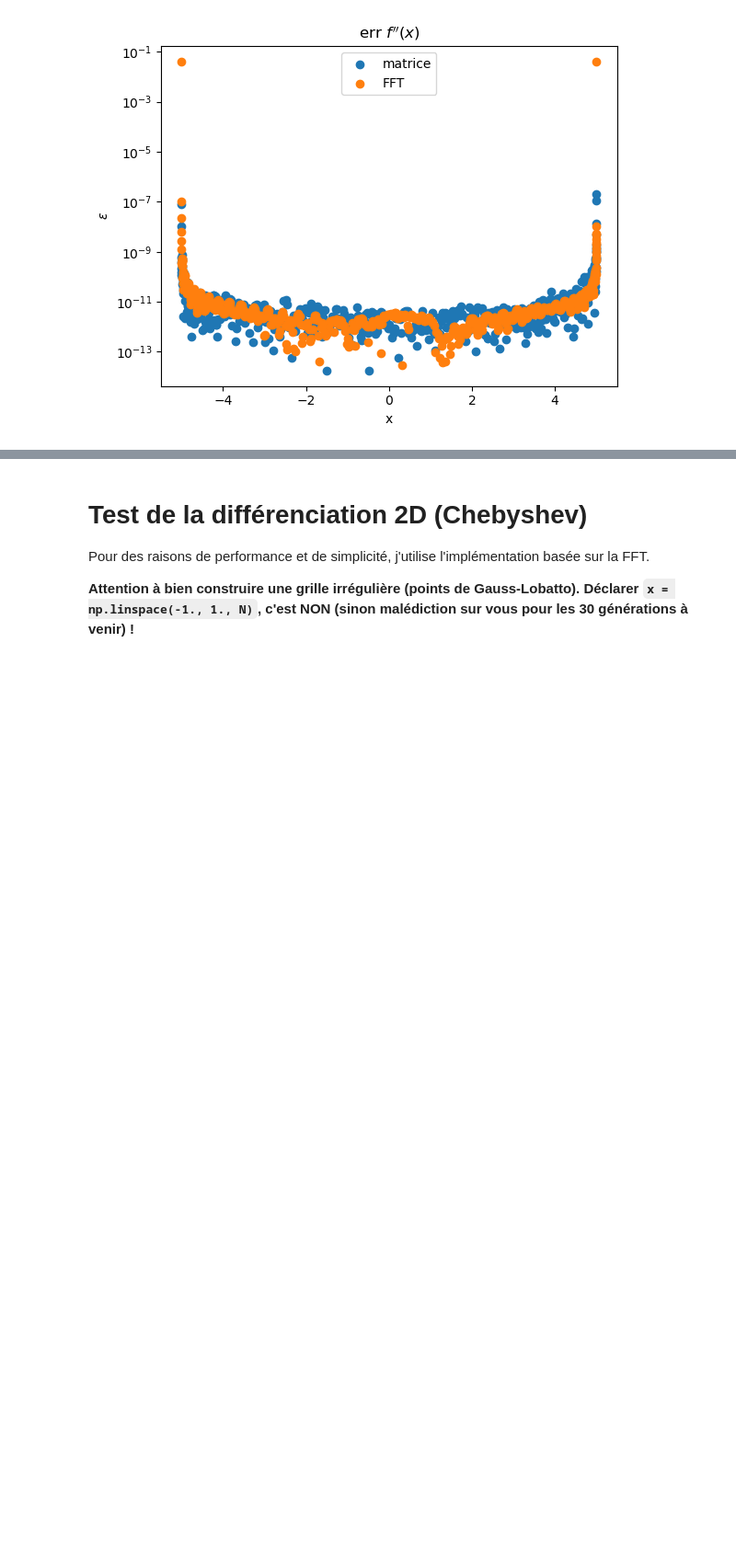
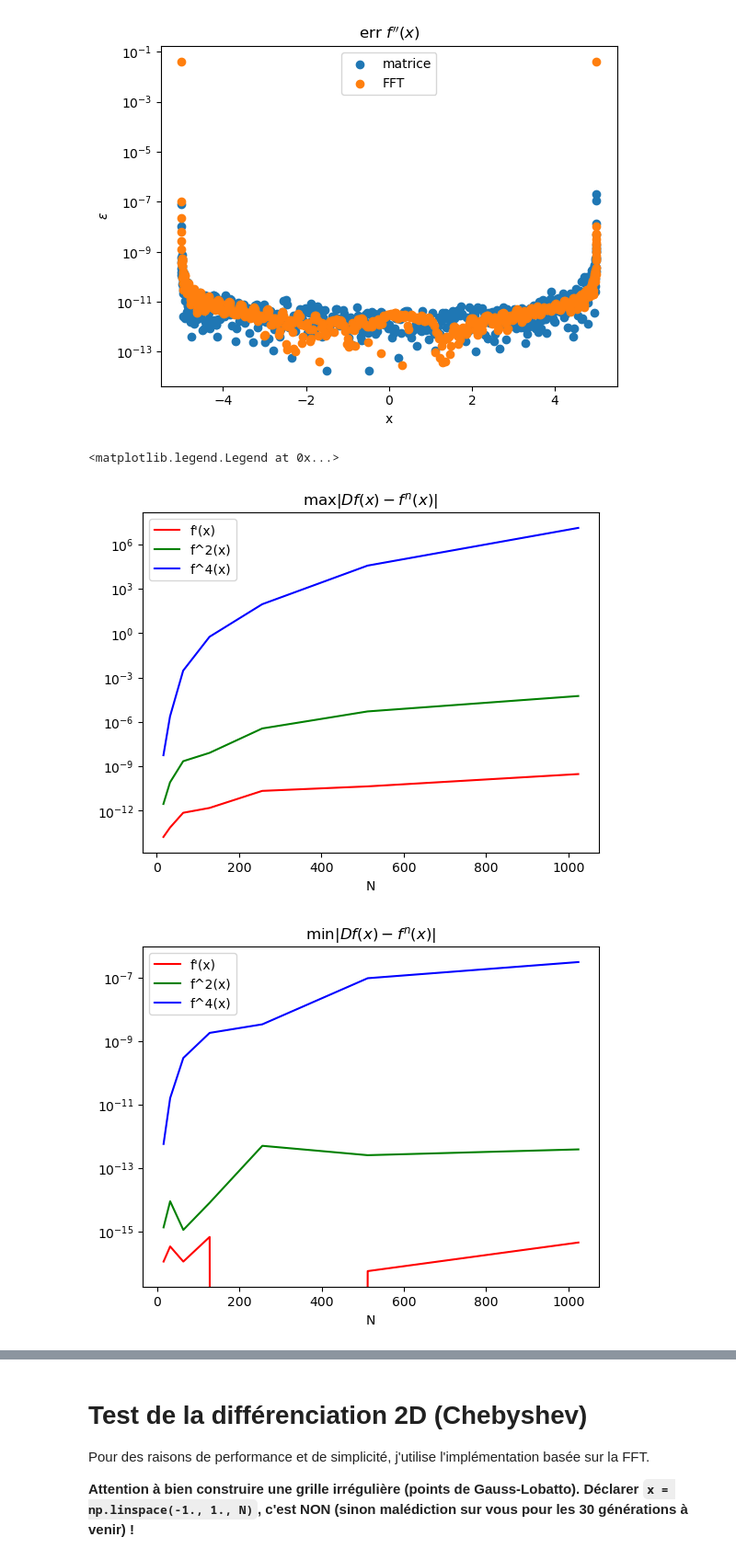
Before and after one commit to personne30003/pyTQG, a Jupyter notebook: Proto_notebooks/Operators_tests.ipynb, the cells around one changed output, grey strips where cells are left out. Shown at 92% size. Cells and saved outputs as stored; diff of their text form; code cells hidden in the pictures; blank space fills up the shorter version.

```diff
--- a/Proto_notebooks/Operators_tests.ipynb
+++ b/Proto_notebooks/Operators_tests.ipynb
@@ -210,3 +210,78 @@ plt.legend()
 [figure]
 [figure]
 [figure]
+# %%
+#Convergence de la matrice de différenciation
+
+liste_N = np.array([16, 32, 64, 128, 256, 512, 1024])
+
+f_ana = lambda xx:np.cosh(xx)
+fp_ana = lambda xx:np.sinh(xx)
+f2_ana = lambda xx:np.cosh(xx)
+f4_ana = lambda xx: np.cosh(xx)
+
+liste_err_min_1 = np.zeros(len(liste_N))
+liste_err_max_1 = np.zeros(len(liste_N))
+liste_err_med_1 = np.zeros(len(liste_N))
+
+
+liste_err_min_2 = np.zeros(len(liste_N))
+liste_err_max_2 = np.zeros(len(liste_N))
+liste_err_med_2 = np.zeros(len(liste_N))
+
+liste_err_min_4 = np.zeros(len(liste_N))
+liste_err_max_4 = np.zeros(len(liste_N))
+liste_err_med_4 = np.zeros(len(liste_N))
+
+for i in range(0, len(liste_N)):
+    x_i = collocation_points(liste_N[i])
+    D_i = Cheb_diff(liste_N[i])
+    D2_i = D_i @ D_i
+    D4_i = D2_i@D2_i
+    err_1 = np.abs(fp_ana(x_i) - D_i@f_ana(x_i))
+    err_2 = np.abs(f2_ana(x_i) - D2_i@f_ana(x_i))
+    err_4 = np.abs(f4_ana(x_i) - D4_i@f_ana(x_i))
+
+    liste_err_max_1[i] = err_1.max()
+    liste_err_max_2[i] = err_2.max()
+    liste_err_max_4[i] = err_4.max()
+
+    liste_err_min_1[i] = err_1.min()
+    liste_err_min_2[i] = err_2.min()
+    liste_err_min_4[i] = err_4.min()
+
+    liste_err_med_1[i] = np.median(err_1)
+    liste_err_med_2[i] = np.median(err_2)
+    liste_err_med_4[i] = np.median(err_4)
+
+
+fig = plt.figure()
+plt.title(r"$\max|D f(x) - f^n(x)|$")
+plt.plot(liste_N, liste_err_max_1, label = "f'(x)", color = 'r')
+plt.plot(liste_N, liste_err_max_2, label = "f^2(x)", color = 'g')
+plt.plot(liste_N, liste_err_max_4, label = "f^4(x)", color = 'b')
+plt.xlabel('N')
+plt.yscale('log')
+plt.legend()
+
+fig = plt.figure()
+plt.title(r"$\min|D f(x) - f^n(x)|$")
+plt.plot(liste_N, liste_err_min_1, label = "f'(x)", color = 'r')
+plt.plot(liste_N, liste_err_min_2, label = "f^2(x)", color = 'g')
+plt.plot(liste_N, liste_err_min_4, label = "f^4(x)", color = 'b')
+plt.xlabel('N')
+plt.yscale('log')
+plt.legend()
+
+fig = plt.figure()
+plt.title(r"$\mathrm{med}|D f(x) - f^n(x)|$")
+plt.plot(liste_N, liste_err_med_1, label = "f'(x)", color = 'r')
+plt.plot(liste_N, liste_err_med_2, label = "f^2(x)", color = 'g')
+plt.plot(liste_N, liste_err_med_4, label = "f^4(x)", color = 'b')
+plt.xlabel('N')
+plt.yscale('log')
+plt.legend()
+# %% [output]
+<matplotlib.legend.Legend at 0x...>
+[figure, added]
+[figure, added]
```
Also changed, not shown: parts of 21 cells of this notebook, 2 other files.
